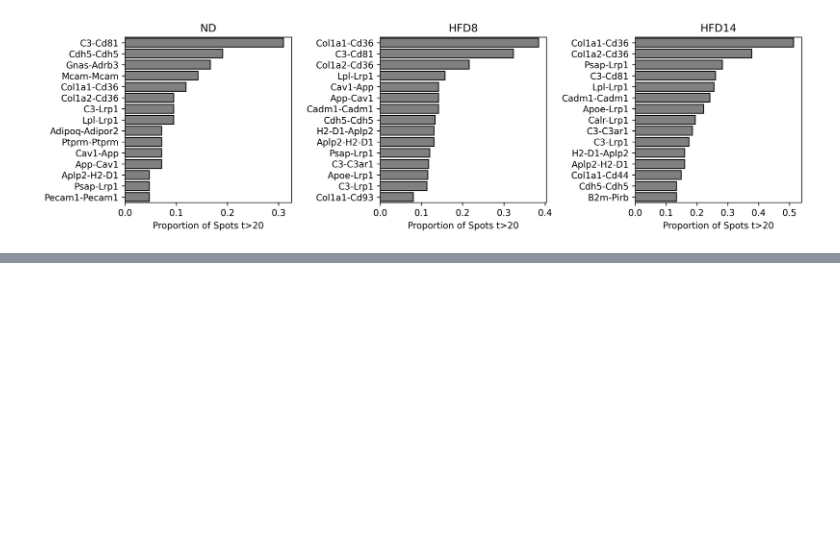
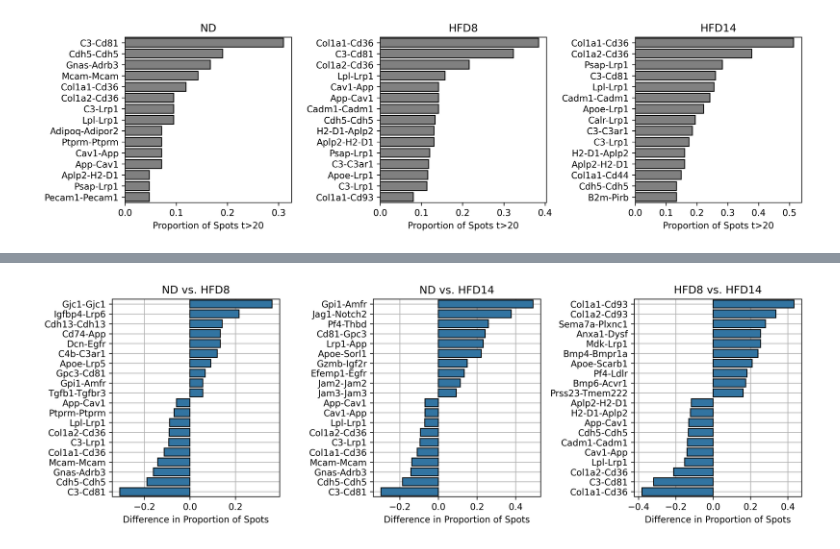
Before and after one commit to CooperStansbury/spatial_transcriptomics, a Jupyter notebook: clustering/ERstress.ipynb, the cells around one changed output, grey strips where cells are left out. Saved outputs shown, nothing was run; the diff lists cells and outputs as text; code cells hidden in the pictures; blank space fills up the shorter version.

```diff
--- a/clustering/ERstress.ipynb
+++ b/clustering/ERstress.ipynb
@@ -453,6 +678,6 @@ def printGSR(ef, top=None, columns=['path_name', 'overlapping_genes']):
 # %%
 n = 5
-show = 30
+show = 10
 alpha = 0.05
 nGene = 100
 
@@ -645,6 +1077,8 @@ axs = axs.ravel()
 
 t = 20
 n = 15
+
+lrExpDf = {}
 
 
 for i, key in enumerate(keys):
@@ -664,6 +1098,8 @@ for i, key in enumerate(keys):
     prop = prop.reset_index(drop=False)
     prop.columns = ['LR', 'Proportion']
     prop = prop.sort_values(by='Proportion', ascending=False)
+
+    lrExpDf[key] = prop
     print(f"==== {key} ====")
     print(prop.head(n))
 
@@ -704,0 +1143,80 @@ plt.tight_layout()
+# %%
+"""GSR for genes expressed in ER spots but not in ND """
+
+n = 10
+queryN = 50
+show = 10
+# db = 'WikiPathways_2019_Mouse'
+# db = 'KEGG_2019_Mouse'
+db = 'ontology'
+
+comps = [
+    ('ND', 'HFD8'),
+    ('ND', 'HFD14'),
+    ('HFD8', 'HFD14'),
+]
+
+plt.rcParams['figure.dpi'] = 300
+plt.rcParams['figure.figsize'] = 12, 4
+plt.rcParams['figure.facecolor'] = "w"
+
+fig, axs = plt.subplots(1, 3)
+axs = axs.ravel()
+
+for i, (k1, k2) in enumerate(comps):
+
+    k1df = lrExpDf[k1].sort_values(by='LR')
+    k2df = lrExpDf[k2].sort_values(by='LR')
+
+    diffs = k2df['Proportion'] - k1df['Proportion']
+
+    ddf = pd.DataFrame({'LR' : k1df['LR'],
+                        'Difference' : diffs})
+
+    ddf = ddf.sort_values(by='Difference', ascending=False)
+    ddf = ddf[ddf['LR'].notna()]
+
+    tb = pd.concat([ddf.head(n), ddf.tail(n)])
+
+    print(f"==== {k1} vs. {k2} ====")
+    print(tb)
+    print()
+
+    topGenes = ddf['LR'].head(queryN).to_list()
+    bottomGenes = ddf['LR'].tail(queryN).to_list()
+
+    topGenes = flatten([x.split("-") for x in topGenes])
+    bottomGenes = flatten([x.split("-") for x in bottomGenes])
+
+
+
+
+    print("Upregulated")
+    pd.set_option('display.max_colwidth', 200)
+    ef = gget.enrichr(topGenes, database=db)
+    ef = ef[ef['p_val'] <= 0.05].reset_index(drop=True)
+    printGSR(ef, show)
+
+    print("Downregulated")
+    pd.set_option('display.max_colwidth', 200)
+    ef = gget.enrichr(bottomGenes, database=db)
+    ef = ef[ef['p_val'] <= 0.05].reset_index(drop=True)
+    printGSR(ef, show)
+
+
+    sns.barplot(data=tb,
+                x='Difference',
+                y='LR',
+                color='C0',
+                edgecolor='k',
+                zorder=2,
+                ax=axs[i])
+
+
+    axs[i].set_ylabel("")
+    axs[i].set_xlabel("Difference in Proportion of Spots")
+    axs[i].set_title(f"{k1} vs. {k2}")
+    axs[i].grid(True, zorder=1)
+
+plt.tight_layout()
+# %% [output]
@@ -704,0 +1335 @@ plt.tight_layout()
+[figure, added]
```
Also changed, not shown: parts of 28 cells of this notebook, 3 other files.
